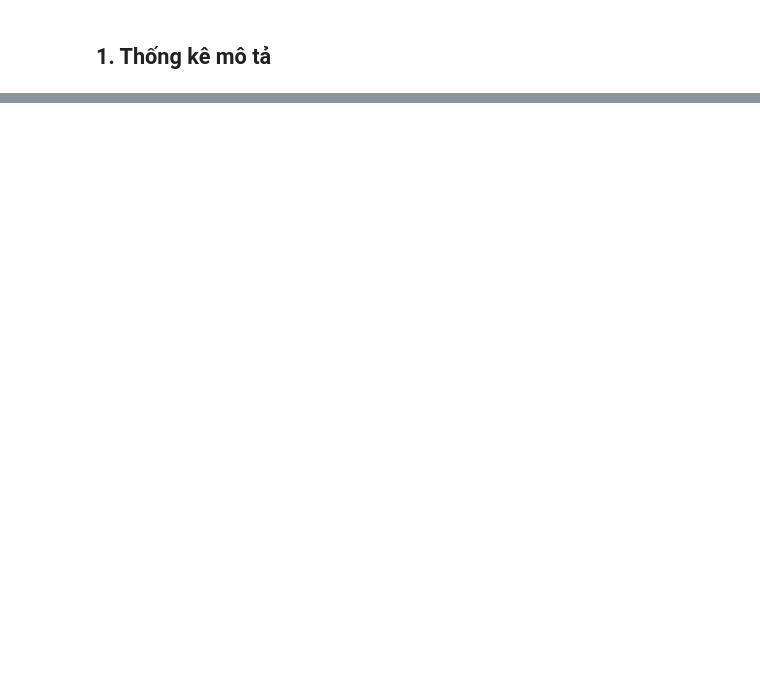
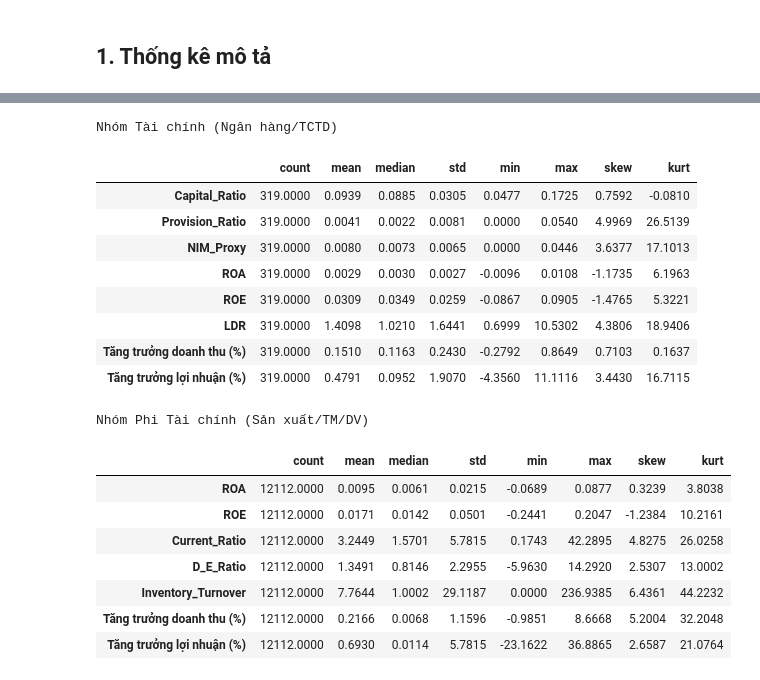
Before and after one commit to callmezuy/hcmus-introds--final-project, a Jupyter notebook: src/notebooks/fa_eda.ipynb, the cells around one changed output, grey strips where cells are left out. Saved outputs shown, nothing was run; the diff lists cells and outputs as text; code cells hidden in the pictures; blank space fills up the shorter version.

```diff
--- a/src/notebooks/fa_eda.ipynb
+++ b/src/notebooks/fa_eda.ipynb
@@ -304,14 +355,7 @@ Việc phân nhóm cho thấy sự tách biệt rõ ràng giữa hai loại hìn
 # %%
-# CHUYỂN ĐỔI KIỂU DỮ LIỆU & SẮP XẾP (DATA TYPE CONVERSION)
-# 1. Chuyển đổi kiểu dữ liệu
-df_non_financial['Năm'] = df_non_financial['Năm'].astype(int)
-df_non_financial['Kỳ'] = df_non_financial['Kỳ'].astype(int)
+# Tính toán các chỉ số tài chính cho nhóm Phi Tài chính
 
-# 2. Sắp xếp dữ liệu
-df_non_financial.sort_values(by=['CP', 'Năm', 'Kỳ'], inplace=True)
-
-# TÍNH TOÁN CHỈ SỐ TÀI CHÍNH
-# 1. Nhóm Chỉ số Hiệu suất (Profitability Ratios)
+# Nhóm Chỉ số Hiệu suất (Profitability Ratios)
 df_non_financial['ROA'] = np.where(
     df_non_financial['TỔNG CỘNG TÀI SẢN (đồng)'] == 0, 0,
     df_non_financial['Lợi nhuận thuần'] / df_non_financial['TỔNG CỘNG TÀI SẢN (đồng)']
@@ -322,24 +366,23 @@ df_non_financial['ROE'] = np.where(
     df_non_financial['Lợi nhuận thuần'] / df_non_financial['VỐN CHỦ SỞ HỮU (đồng)']
 )
 
-# 2. Nhóm Chỉ số Thanh khoản (Liquidity Ratios)
+# Nhóm Chỉ số Thanh khoản (Liquidity Ratios)
 df_non_financial['Current_Ratio'] = np.where(
     df_non_financial['Nợ ngắn hạn (đồng)'] == 0, 0,
     df_non_financial['TÀI SẢN NGẮN HẠN (đồng)'] / df_non_financial['Nợ ngắn hạn (đồng)']
 )
 
-# 3. Nhóm Chỉ số Đòn bẩy (Leverage Ratios)
+# Nhóm Chỉ số Đòn bẩy (Leverage Ratios)
 df_non_financial['D_E_Ratio'] = np.where(
     df_non_financial['VỐN CHỦ SỞ HỮU (đồng)'] == 0, 0,
     df_non_financial['NỢ PHẢI TRẢ (đồng)'] / df_non_financial['VỐN CHỦ SỞ HỮU (đồng)']
 )
 
-# 4. Nhóm Chỉ số Hoạt động (Activity Ratios)
+# Nhóm Chỉ số Hoạt động (Activity Ratios)
 df_non_financial['Inventory_Turnover'] = np.where(
     df_non_financial['Hàng tồn kho ròng'] == 0, 0,
     df_non_financial['Giá vốn hàng bán'].abs() / df_non_financial['Hàng tồn kho ròng']
 )
 
-print("Đã thêm 5 cột chỉ số.")
-display(df_non_financial[['ROA', 'ROE', 'Current_Ratio', 'D_E_Ratio', 'Inventory_Turnover']].head())
+print("Hoàn tất tính toán các chỉ số cho nhóm Phi Tài chính.")
 # %% [output]
@@ -705,0 +481,51 @@ Hai biến này đóng vai trò là "Bộ lọc an toàn". Chúng không trực
+# %%
+def get_detailed_stats(df, features):
+    actual_cols = [col for col in features if col in df.columns]
+
+    # Tính thống kê cơ bản
+    stats = df[actual_cols].describe().T
+
+    # Thêm các chỉ số bổ sung quan trọng cho EDA
+    stats['median'] = df[actual_cols].median()
+    stats['skew'] = df[actual_cols].skew()
+    stats['kurt'] = df[actual_cols].kurt()
+
+    return stats[['count', 'mean', 'median', 'std', 'min', 'max', 'skew', 'kurt']]
+
+# Thống kê nhóm Tài chính
+fin_features = [
+    'Capital_Ratio', 'Provision_Ratio', 'NIM_Proxy', 'ROA', 'ROE', 'LDR',
+    'Tăng trưởng doanh thu (%)', 'Tăng trưởng lợi nhuận (%)'
+]
+
+print("Nhóm Tài chính (Ngân hàng/TCTD)")
+display(get_detailed_stats(df_financial_cleaned, fin_features))
+
+# Thống kê nhóm Phi Tài chính
+non_fin_features = [
+    'ROA', 'ROE', 'Current_Ratio', 'D_E_Ratio', 'Inventory_Turnover',
+    'Tăng trưởng doanh thu (%)', 'Tăng trưởng lợi nhuận (%)'
+]
+
+print("\nNhóm Phi Tài chính (Sản xuất/TM/DV)")
+display(get_detailed_stats(df_non_financial_cleaned, non_fin_features))
+# %% [output]
+Nhóm Tài chính (Ngân hàng/TCTD)
+|  | count | mean | median | std | min | max | skew | kurt |
+| Capital_Ratio | 319.0000 | 0.0939 | 0.0885 | 0.0305 | 0.0477 | 0.1725 | 0.7592 | -0.0810 |
+| Provision_Ratio | 319.0000 | 0.0041 | 0.0022 | 0.0081 | 0.0000 | 0.0540 | 4.9969 | 26.5139 |
+| NIM_Proxy | 319.0000 | 0.0080 | 0.0073 | 0.0065 | 0.0000 | 0.0446 | 3.6377 | 17.1013 |
+| ROA | 319.0000 | 0.0029 | 0.0030 | 0.0027 | -0.0096 | 0.0108 | -1.1735 | 6.1963 |
+| ROE | 319.0000 | 0.0309 | 0.0349 | 0.0259 | -0.0867 | 0.0905 | -1.4765 | 5.3221 |
+| LDR | 319.0000 | 1.4098 | 1.0210 | 1.6441 | 0.6999 | 10.5302 | 4.3806 | 18.9406 |
+| Tăng trưởng doanh thu (%) | 319.0000 | 0.1510 | 0.1163 | 0.2430 | -0.2792 | 0.8649 | 0.7103 | 0.1637 |
+| Tăng trưởng lợi nhuận (%) | 319.0000 | 0.4791 | 0.0952 | 1.9070 | -4.3560 | 11.1116 | 3.4430 | 16.7115 |
+Nhóm Phi Tài chính (Sản xuất/TM/DV)
+|  | count | mean | median | std | min | max | skew | kurt |
+| ROA | 12112.0000 | 0.0095 | 0.0061 | 0.0215 | -0.0689 | 0.0877 | 0.3239 | 3.8038 |
+| ROE | 12112.0000 | 0.0171 | 0.0142 | 0.0501 | -0.2441 | 0.2047 | -1.2384 | 10.2161 |
+| Current_Ratio | 12112.0000 | 3.2449 | 1.5701 | 5.7815 | 0.1743 | 42.2895 | 4.8275 | 26.0258 |
+| D_E_Ratio | 12112.0000 | 1.3491 | 0.8146 | 2.2955 | -5.9630 | 14.2920 | 2.5307 | 13.0002 |
+| Inventory_Turnover | 12112.0000 | 7.7644 | 1.0002 | 29.1187 | 0.0000 | 236.9385 | 6.4361 | 44.2232 |
+| Tăng trưởng doanh thu (%) | 12112.0000 | 0.2166 | 0.0068 | 1.1596 | -0.9851 | 8.6668 | 5.2004 | 32.2048 |
+| Tăng trưởng lợi nhuận (%) | 12112.0000 | 0.6930 | 0.0114 | 5.7815 | -23.1622 | 36.8865 | 2.6587 | 21.0764 |
```
Also changed, not shown: parts of 27 cells of this notebook.
